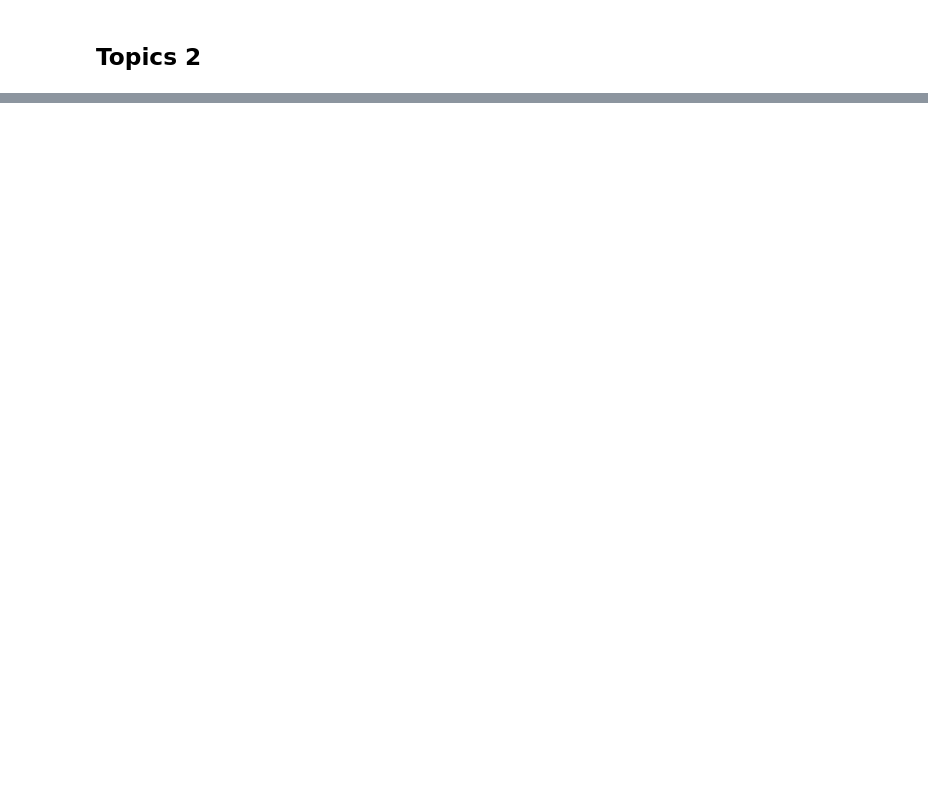
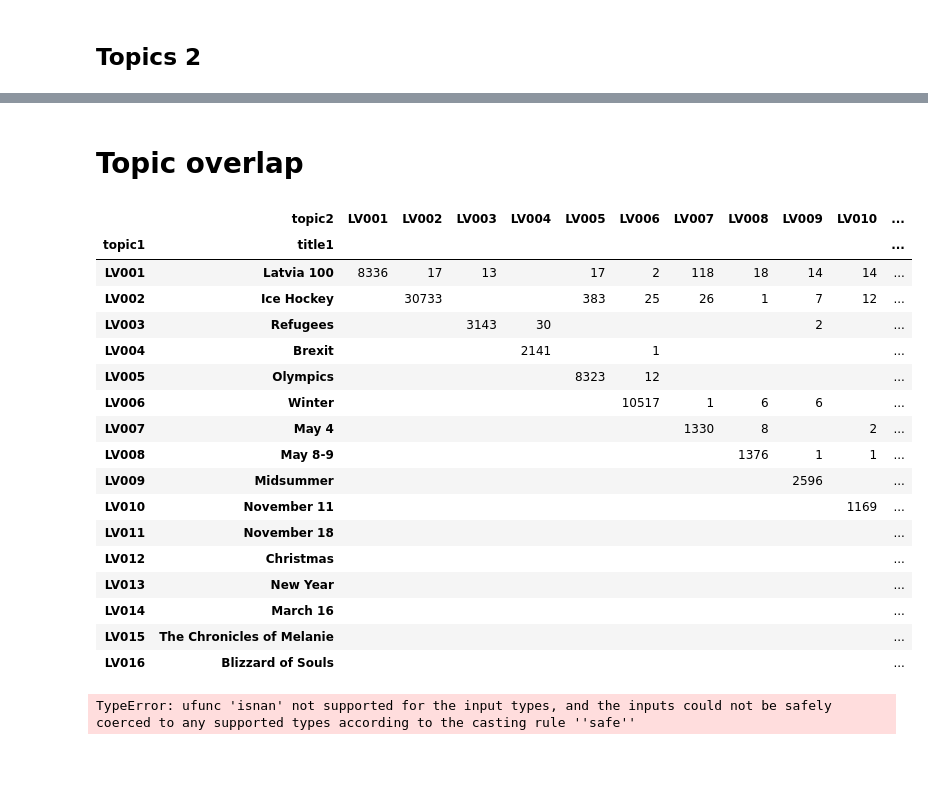
Before and after one commit to dimazest/2018-lv2, a Jupyter notebook: supplement/notebook.ipynb, the cells around one changed output, grey strips where cells are left out. Cells and saved outputs as stored; diff of their text form; code cells hidden in the pictures; blank space fills up the shorter version.

```diff
--- a/supplement/notebook.ipynb
+++ b/supplement/notebook.ipynb
@@ -476,0 +478,37 @@ fig.savefig('topic_timeline.pdf')
+# %% [markdown]
+# Topic overlap
+# %%
+relevance_judgments_topic_overlap = (
+    pd.read_csv('relevance_judgments_topic_overlap.csv')
+    .groupby(['topic1', 'title1', 'topic2']).size().unstack('topic2', fill_value='')
+)
+# %%
+relevance_judgments_topic_overlap
+# %% [output]
+|  | topic2 | LV001 | LV002 | LV003 | LV004 | LV005 | LV006 | LV007 | LV008 | LV009 | LV010 | ... |
+| topic1 | title1 |  |  |  |  |  |  |  |  |  |  | ... |
+| LV001 | Latvia 100 | 8336 | 17 | 13 |  | 17 | 2 | 118 | 18 | 14 | 14 | ... |
+| LV002 | Ice Hockey |  | 30733 |  |  | 383 | 25 | 26 | 1 | 7 | 12 | ... |
+| LV003 | Refugees |  |  | 3143 | 30 |  |  |  |  | 2 |  | ... |
+| LV004 | Brexit |  |  |  | 2141 |  | 1 |  |  |  |  | ... |
+| LV005 | Olympics |  |  |  |  | 8323 | 12 |  |  |  |  | ... |
+| LV006 | Winter |  |  |  |  |  | 10517 | 1 | 6 | 6 |  | ... |
+| LV007 | May 4 |  |  |  |  |  |  | 1330 | 8 |  | 2 | ... |
+| LV008 | May 8-9 |  |  |  |  |  |  |  | 1376 | 1 | 1 | ... |
+| LV009 | Midsummer |  |  |  |  |  |  |  |  | 2596 |  | ... |
+| LV010 | November 11 |  |  |  |  |  |  |  |  |  | 1169 | ... |
+| LV011 | November 18 |  |  |  |  |  |  |  |  |  |  | ... |
+| LV012 | Christmas |  |  |  |  |  |  |  |  |  |  | ... |
+| LV013 | New Year |  |  |  |  |  |  |  |  |  |  | ... |
+| LV014 | March 16 |  |  |  |  |  |  |  |  |  |  | ... |
+| LV015 | The Chronicles of Melanie |  |  |  |  |  |  |  |  |  |  | ... |
+| LV016 | Blizzard of Souls |  |  |  |  |  |  |  |  |  |  | ... |
+# %%
+sns.heatmap(
+    relevance_judgments_topic_overlap,
+    annot=True, fmt='d', cmap='Blues',
+);
+# %% [output]
+TypeError: ufunc 'isnan' not supported for the input types, and the inputs could not be safely coerced to any supported types according to the casting rule ''safe''
+# %% [markdown]
+##
```
Also changed, not shown: parts of 20 cells of this notebook, 25 other files.
